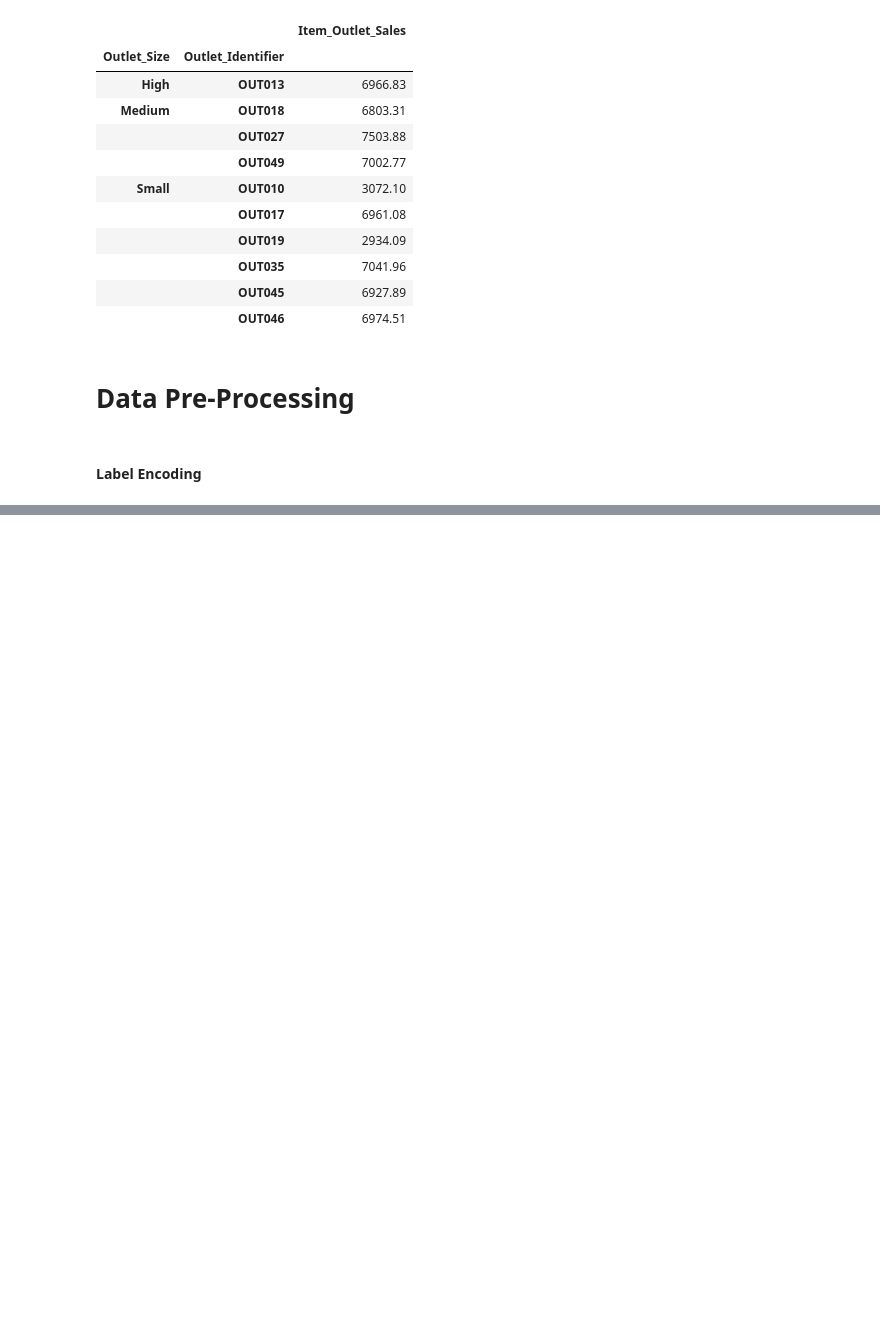
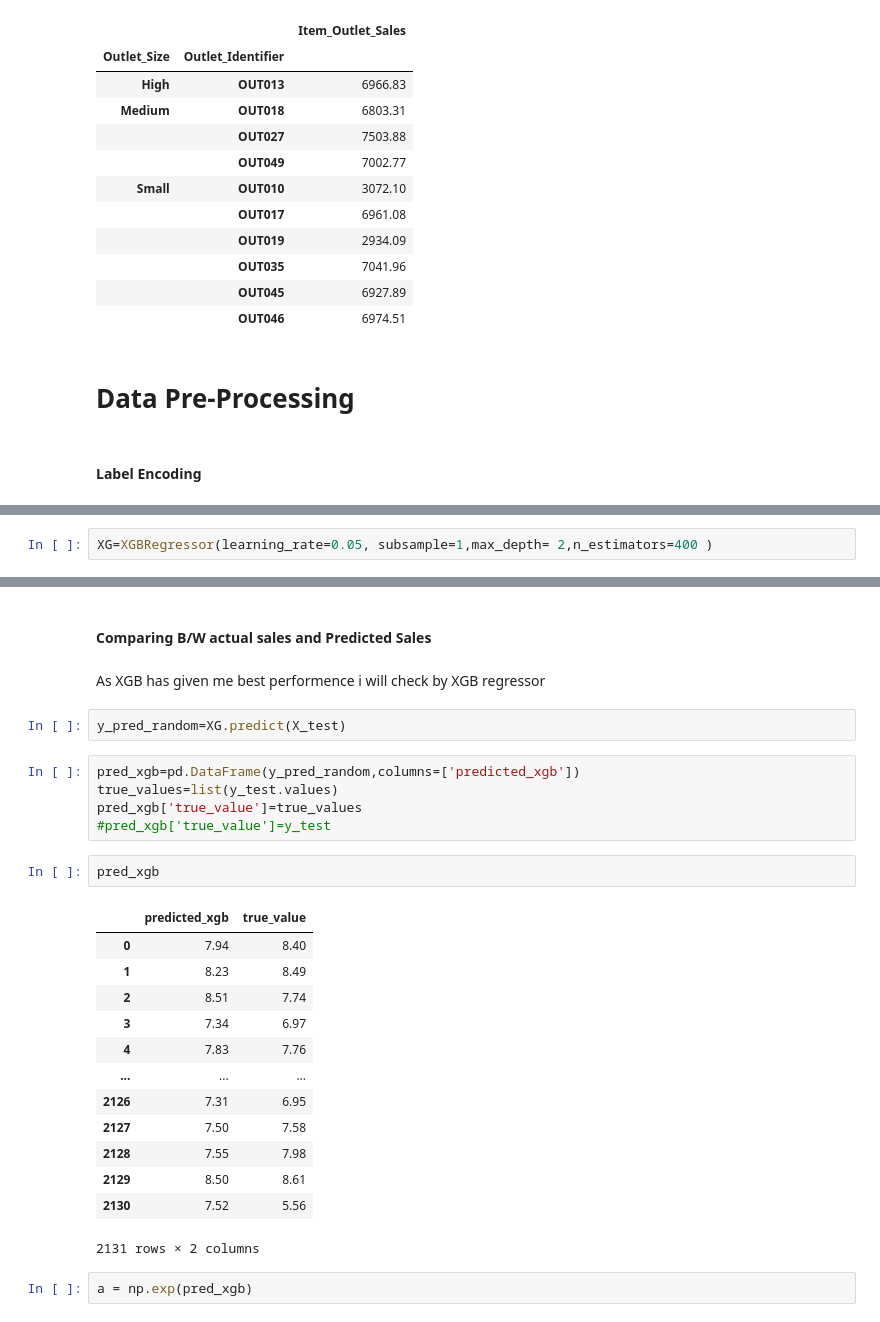
Before and after one commit to NEERAJDVENOM/Big-Mart-sales-pr, a Jupyter notebook: Big_Mart_Sales_Prediction.ipynb, the cells around one changed output, grey strips where cells are left out. Saved outputs shown, nothing was run; the diff lists cells and outputs as text; blank space fills up the shorter version.

```diff
--- a/Big_Mart_Sales_Prediction.ipynb
+++ b/Big_Mart_Sales_Prediction.ipynb
@@ -607,0 +894,2 @@ df.shape
+# %%
+XG=XGBRegressor(learning_rate=0.05, subsample=1,max_depth= 2,n_estimators=400 )
@@ -607,0 +921,29 @@ df.shape
+# %% [markdown]
+#### Comparing B/W actual sales and Predicted Sales
+# %% [markdown]
+As XGB has given me best performence i will check by XGB regressor
+# %%
+y_pred_random=XG.predict(X_test)
+# %%
+pred_xgb=pd.DataFrame(y_pred_random,columns=['predicted_xgb'])
+true_values=list(y_test.values)
+pred_xgb['true_value']=true_values
+#pred_xgb['true_value']=y_test
+# %%
+pred_xgb
+# %% [output]
+|  | predicted_xgb | true_value |
+| 0 | 7.94 | 8.40 |
+| 1 | 8.23 | 8.49 |
+| 2 | 8.51 | 7.74 |
+| 3 | 7.34 | 6.97 |
+| 4 | 7.83 | 7.76 |
+| ... | ... | ... |
+| 2126 | 7.31 | 6.95 |
+| 2127 | 7.50 | 7.58 |
+| 2128 | 7.55 | 7.98 |
+| 2129 | 8.50 | 8.61 |
+| 2130 | 7.52 | 5.56 |
+2131 rows × 2 columns
+# %%
+a = np.exp(pred_xgb)
```
Also changed, not shown: parts of 60 cells of this notebook.
